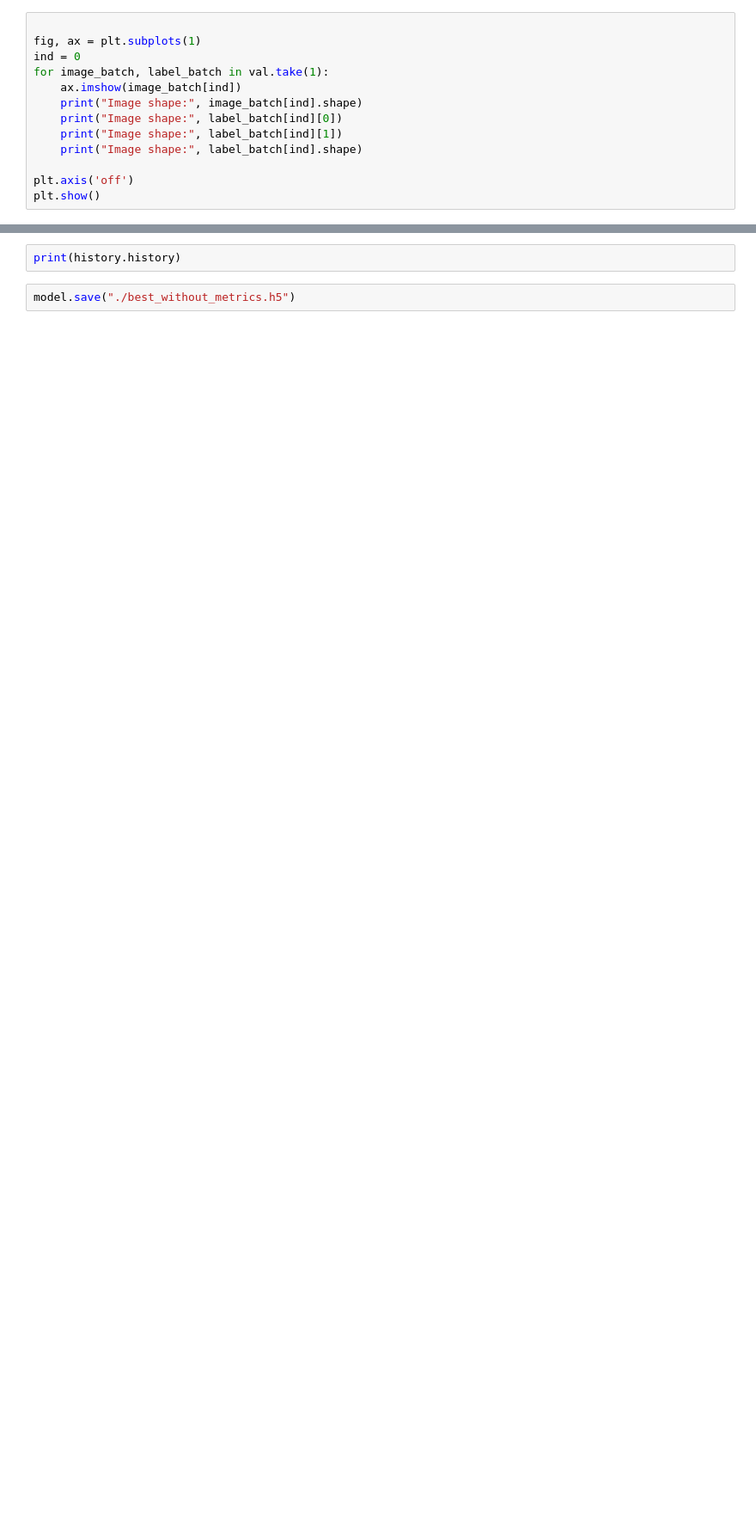
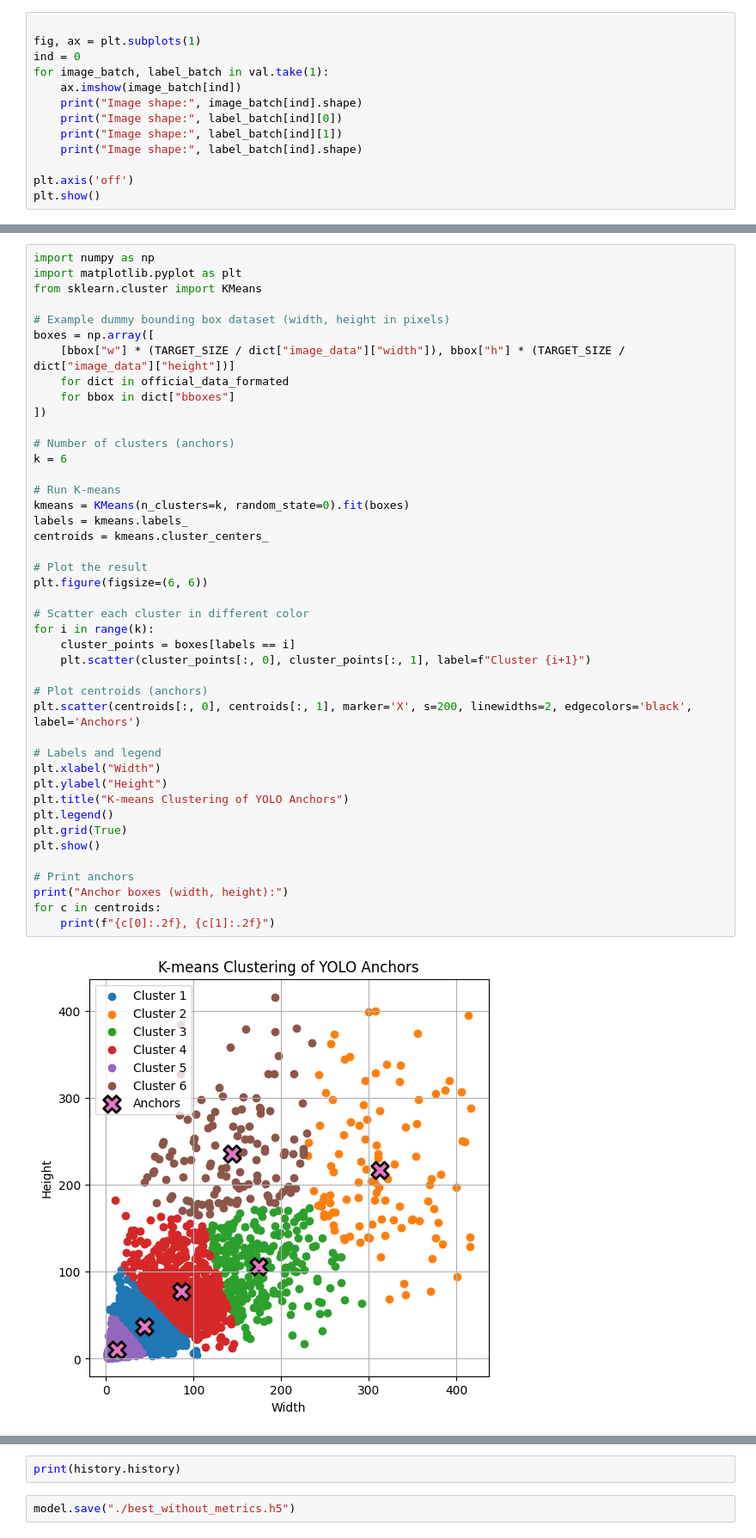
Before and after one commit to vlad-pro-coder/GarbageDetector, a Jupyter notebook: TrashDetector.ipynb, the cells around one changed output, grey strips where cells are left out. Shown at 86% size. Cells and saved outputs as stored; diff of their text form; blank space fills up the shorter version.

```diff
--- a/TrashDetector.ipynb
+++ b/TrashDetector.ipynb
@@ -1681,0 +1636,45 @@ Anchors: [[  7.10040161   5.2254902 ]
+# %%
+import numpy as np
+import matplotlib.pyplot as plt
+from sklearn.cluster import KMeans
+
+# Example dummy bounding box dataset (width, height in pixels)
+boxes = np.array([
+    [bbox["w"] * (TARGET_SIZE / dict["image_data"]["width"]), bbox["h"] * (TARGET_SIZE / dict["image_data"]["height"])]
+    for dict in official_data_formated
+    for bbox in dict["bboxes"]
+])
+
+# Number of clusters (anchors)
+k = 6
+
+# Run K-means
+kmeans = KMeans(n_clusters=k, random_state=0).fit(boxes)
+labels = kmeans.labels_
+centroids = kmeans.cluster_centers_
+
+# Plot the result
+plt.figure(figsize=(6, 6))
+
+# Scatter each cluster in different color
+for i in range(k):
+    cluster_points = boxes[labels == i]
+    plt.scatter(cluster_points[:, 0], cluster_points[:, 1], label=f"Cluster {i+1}")
+
+# Plot centroids (anchors)
+plt.scatter(centroids[:, 0], centroids[:, 1], marker='X', s=200, linewidths=2, edgecolors='black', label='Anchors')
+
+# Labels and legend
+plt.xlabel("Width")
+plt.ylabel("Height")
+plt.title("K-means Clustering of YOLO Anchors")
+plt.legend()
+plt.grid(True)
+plt.show()
+
+# Print anchors
+print("Anchor boxes (width, height):")
+for c in centroids:
+    print(f"{c[0]:.2f}, {c[1]:.2f}")
+# %% [output]
+[figure, added]
```
Also changed, not shown: parts of 22 cells of this notebook, 6 other files.
